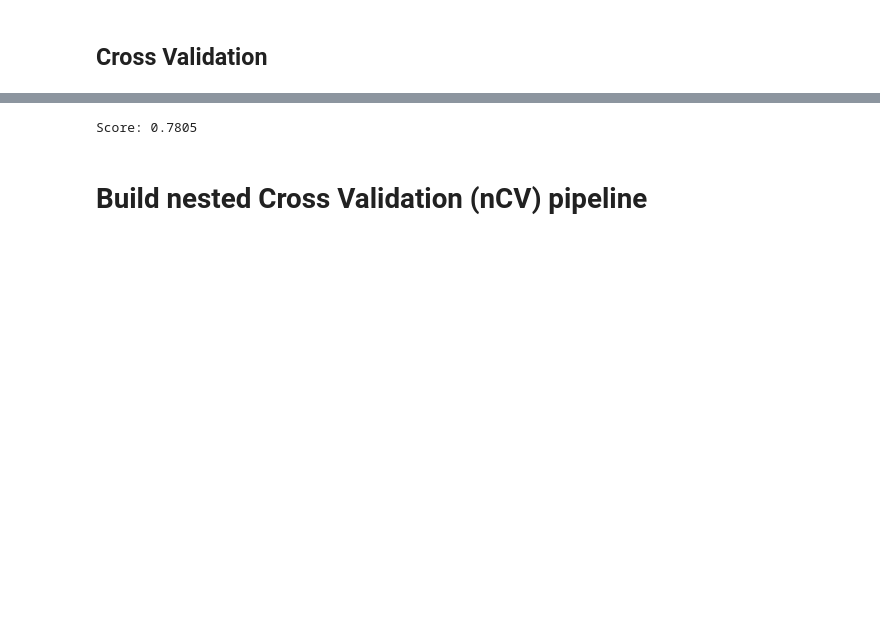
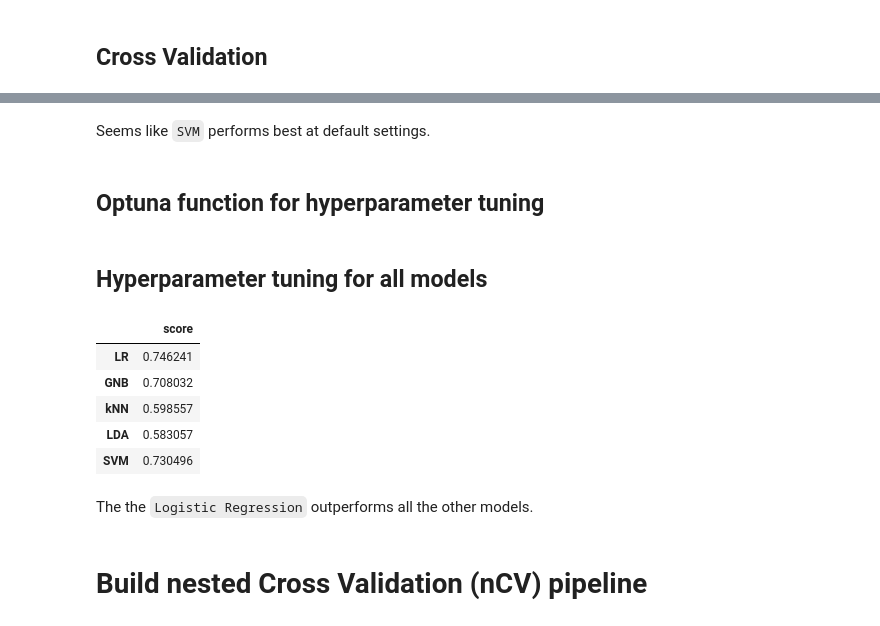
Before and after one commit to costasmexis/machinelearningcourse, a Jupyter notebook: assignment_2/main-Copy1.ipynb, the cells around one changed output, grey strips where cells are left out. Saved outputs shown, nothing was run; the diff lists cells and outputs as text; code cells hidden in the pictures; blank space fills up the shorter version.

```diff
--- a/assignment_2/main-Copy1.ipynb
+++ b/assignment_2/main-Copy1.ipynb
@@ -62,2 +67,11 @@ print(X.shape, y.shape)
+# %%
+# Define classifiers
+classifiers = {
+    'LR':  LogisticRegression(),
+    'GNB': GaussianNB(),
+    'kNN': KNeighborsClassifier(),
+    'LDA': LinearDiscriminantAnalysis(),
+    'SVM': SVC()
+}
 # %% [markdown]
 ## Cross Validation
@@ -71,7 +87,7 @@ def cross_validation_function(clf, scoring, cv):
     mean_ = cv["test_score"].mean()
     return mean_
 
-clf = SVC()
-score = cross_validation_function(clf, 'matthews_corrcoef', 3)
-print(f'Score: {score.round(4)}')
+for name, clf in classifiers.items():
+    score = cross_validation_function(clf, 'matthews_corrcoef', 3)
+    print(f'{name} Score: {score.round(4)}')
 # %% [output]
@@ -81,12 +99,5 @@ Score: 0.711
-# %%
-from sklearn.model_selection import GridSearchCV
-
-# svc inner loop
-svc_grid = GridSearchCV(SVC(), cv=3, scoring='matthews_corrcoef',
-                        param_grid={'kernel': ['linear', 'poly']})
-# svc outer loop
-score = cross_validation_function(svc_grid, 'matthews_corrcoef', cv=5)
-print(f'Score: {score.round(4)}')
-# %% [output]
-Score: 0.7805
+# %% [markdown]
+Seems like `SVM` performs best at default settings.
+# %% [markdown]
+## Optuna function for hyperparameter tuning
 # %%
@@ -110,3 +157,23 @@ def objective(trial, model):
+# %% [markdown]
+## Hyperparameter tuning for all models
+# %%
+SCORES = []
+for name, clf in tqdm(classifiers.items()):
+    score = optuna_tuning(name,clf)
+    SCORES.append(score)
+# %%
+results = pd.DataFrame(columns=classifiers.keys()).T
+results['score'] = SCORES
+results
+# %% [output]
+|  | score |
+| LR | 0.746241 |
+| GNB | 0.708032 |
+| kNN | 0.598557 |
+| LDA | 0.583057 |
+| SVM | 0.730496 |
+# %% [markdown]
+The the `Logistic Regression` outperforms all the other models.
 # %% [markdown]
 # Build nested Cross Validation (nCV) pipeline
 # %% [markdown]
```
Also changed, not shown: parts of 10 cells of this notebook.
